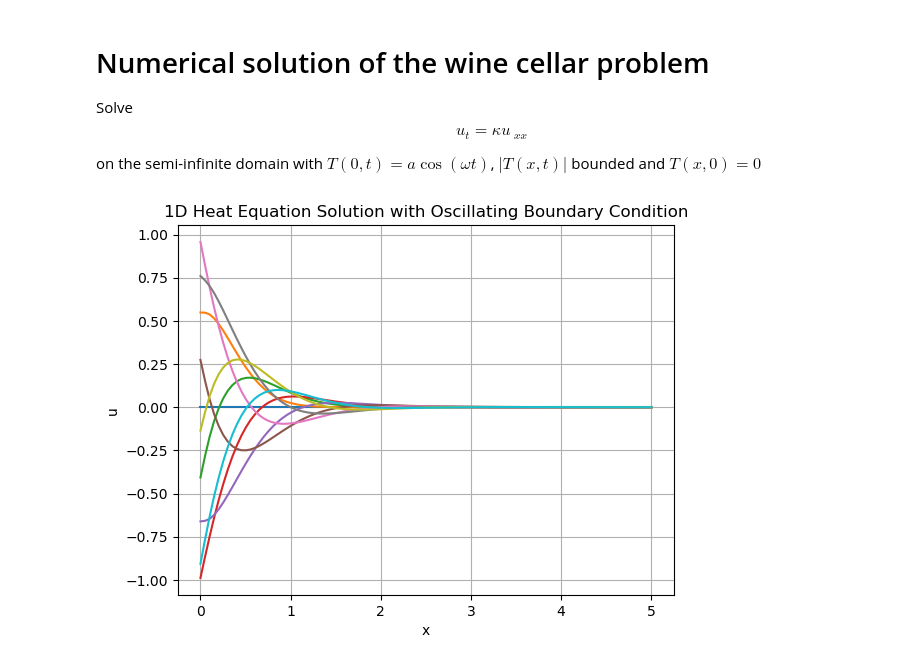
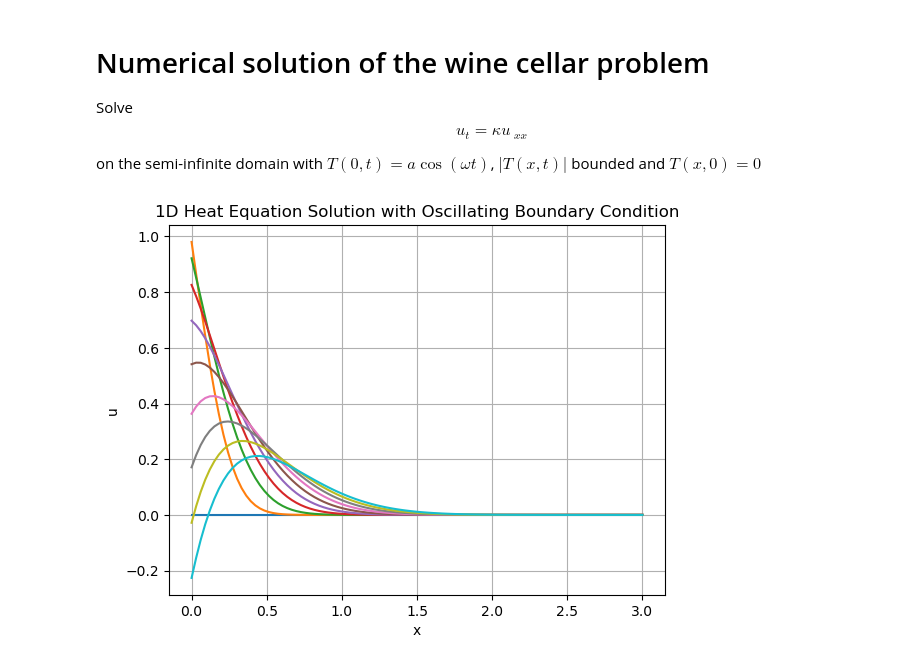
Before and after one commit to trinh/ma30287-codes, a Jupyter notebook: lectures/lecture15_winecellar.ipynb, the cells around one changed output. Saved outputs shown, nothing was run; the diff lists cells and outputs as text; code cells hidden in the pictures.

```diff
--- a/lectures/lecture15_winecellar.ipynb
+++ b/lectures/lecture15_winecellar.ipynb
@@ -12,40 +12,44 @@ import numpy as np
 import matplotlib.pyplot as plt
 
 # Function to solve heat equation using finite differences
 def solve_heat_equation(u_initial):
     u_new = np.copy(u_initial)
     for i in range(1, nx - 1):
         u_new[i] = u_initial[i] + D * (dt/dx**2) * (u_initial[i+1] - 2*u_initial[i] + u_initial[i-1])
     return u_new
 
 # Parameters
-L = 5.0  # Length of the domain
+L = 3.0  # Length of the domain
 nx = 100  # Number of grid points
 dx = L / (nx - 1)  # Grid spacing
-nt = 1000  # Number of time steps
-dt = 0.01  # Time step size
-k = 100  # Plotting frequency
+nt = 2000  # Number of time steps
+dt = 0.001  # Time step size
+k = 200  # Plotting frequency
 D = 0.1  # Diffusion coefficient
 
 
 # Initialize arrays
 x = np.linspace(0, L, nx) # Boundary condition at x=0
 u_initial = 0 + np.zeros(nx)
 
 # Solve heat equation and plot solution every k timesteps
-for t in range(nt):
-    if t % k == 0:
-        plt.plot(x, u_initial, label=f'Timestep {t}')
-    u_initial[0] = np.cos(t * dt)
-    u_initial = solve_heat_equation(u_initial)
+u = u_initial
+t = 0
+for tcount in range(nt):
+    if tcount % k == 0:
+        plt.plot(x, u, label=f'Timestep {t}')
+    u[0] = np.cos(t)
+    u = solve_heat_equation(u)
     # Update boundary condition at x=0 with cos(t)
+    t = t + dt
+
 
 
 # Plot final solution
 plt.xlabel('x')
 plt.ylabel('u')
 plt.title('1D Heat Equation Solution with Oscillating Boundary Condition')
 plt.grid(True)
 plt.show()
 # %% [output]
-[figure, old version]
+[figure, new version]
```
Also changed, not shown: 1 other file.
